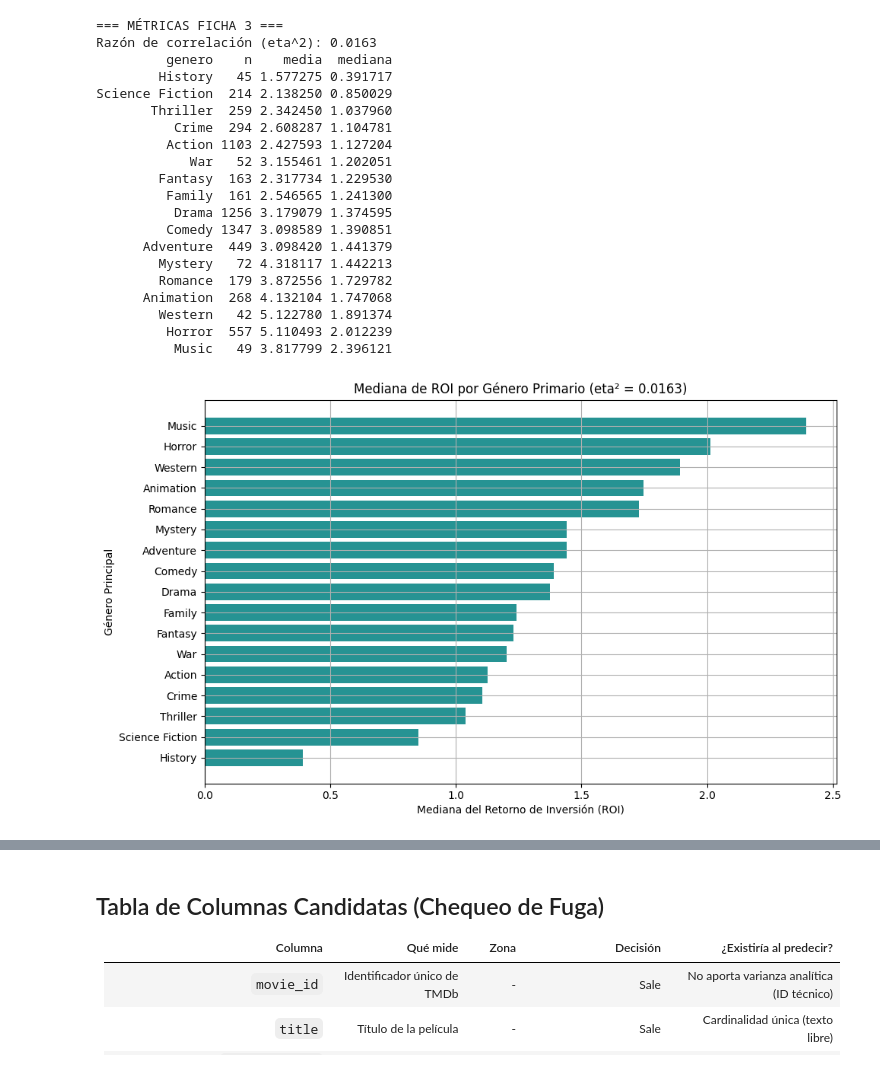
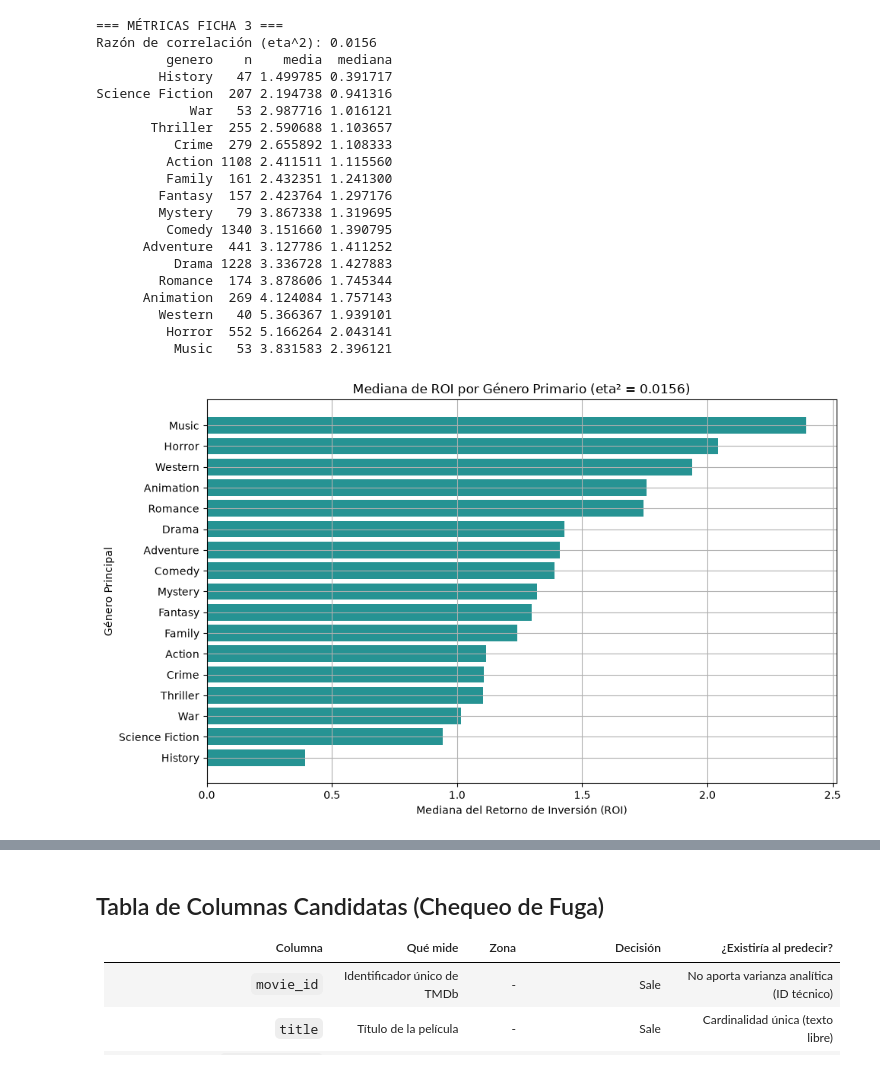
Before and after one commit to AlejoCarobolante/CienciaDatos-Integrador-Peliculon, a Jupyter notebook: presentacion2.ipynb, the cells around one changed output, grey strips where cells are left out. Saved outputs shown, nothing was run; the diff lists cells and outputs as text; code cells hidden in the pictures.

```diff
--- a/presentacion2.ipynb
+++ b/presentacion2.ipynb
@@ -136,7 +136,7 @@ import pandas as pd
 import matplotlib.pyplot as plt
 
 # 1. Carga autocontenida
-CSV_PATH = "include/output/movies_2026-09-21.csv"
+CSV_PATH = "include/frozen/ultimo_ok.csv"
 df = pd.read_csv(CSV_PATH)
 
 # 2. Subconjunto financiero para cálculo de ROI
@@ -156,52 +156,52 @@ df_generos = df_roi_clean[df_roi_clean["primary_genre"].isin(generos_validos)].c
 grand_mean = df_generos["roi"].mean()
 ss_total = ((df_generos["roi"] - grand_mean) ** 2).sum()
 
 ss_between = 0
 stats_generos = []
 for genre, group in df_generos.groupby("primary_genre"):
     n_k = len(group)
     mean_k = group["roi"].mean()
     median_k = group["roi"].median()
     ss_between += n_k * ((mean_k - grand_mean) ** 2)
     stats_generos.append({"genero": genre, "n": n_k, "media": mean_k, "mediana": median_k})
 
 eta_squared = ss_between / ss_total
 
 print("=== MÉTRICAS FICHA 3 ===")
 print(f"Razón de correlación (eta^2): {eta_squared:.4f}")
 df_stats = pd.DataFrame(stats_generos).sort_values(by="mediana", ascending=True)
 print(df_stats.to_string(index=False))
 
 # 4. Gráfico de barras horizontales por mediana de ROI
 fig, ax = plt.subplots(figsize=(10, 6))
 ax.barh(df_stats["genero"], df_stats["mediana"], color="teal", alpha=0.85)
 ax.set_title(f"Mediana de ROI por Género Primario (eta² = {eta_squared:.4f})")
 ax.set_xlabel("Mediana del Retorno de Inversión (ROI)")
 ax.set_ylabel("Género Principal")
 plt.tight_layout()
 plt.show()
 # %% [output]
 === MÉTRICAS FICHA 3 ===
-Razón de correlación (eta^2): 0.0163
+Razón de correlación (eta^2): 0.0156
          genero    n    media  mediana
-        History   45 1.577275 0.391717
-Science Fiction  214 2.138250 0.850029
-       Thriller  259 2.342450 1.037960
-          Crime  294 2.608287 1.104781
-         Action 1103 2.427593 1.127204
-            War   52 3.155461 1.202051
-        Fantasy  163 2.317734 1.229530
-         Family  161 2.546565 1.241300
-          Drama 1256 3.179079 1.374595
-         Comedy 1347 3.098589 1.390851
-      Adventure  449 3.098420 1.441379
-        Mystery   72 4.318117 1.442213
-        Romance  179 3.872556 1.729782
-      Animation  268 4.132104 1.747068
-        Western   42 5.122780 1.891374
-         Horror  557 5.110493 2.012239
-          Music   49 3.817799 2.396121
+        History   47 1.499785 0.391717
+Science Fiction  207 2.194738 0.941316
+            War   53 2.987716 1.016121
+       Thriller  255 2.590688 1.103657
+          Crime  279 2.655892 1.108333
+         Action 1108 2.411511 1.115560
+         Family  161 2.432351 1.241300
+        Fantasy  157 2.423764 1.297176
+        Mystery   79 3.867338 1.319695
+         Comedy 1340 3.151660 1.390795
+      Adventure  441 3.127786 1.411252
+          Drama 1228 3.336728 1.427883
+        Romance  174 3.878606 1.745344
+      Animation  269 4.124084 1.757143
+        Western   40 5.366367 1.939101
+         Horror  552 5.166264 2.043141
+          Music   53 3.831583 2.396121
-[figure, old version]
+[figure, new version]
 # %% [markdown]
 ### Ficha 3: Comparación de ROI según Género Primario
 * **Tipo de pregunta:** De modelado ("¿Qué queremos predecir?").
```
Also changed, not shown: parts of 9 cells of this notebook, 1 other file.
